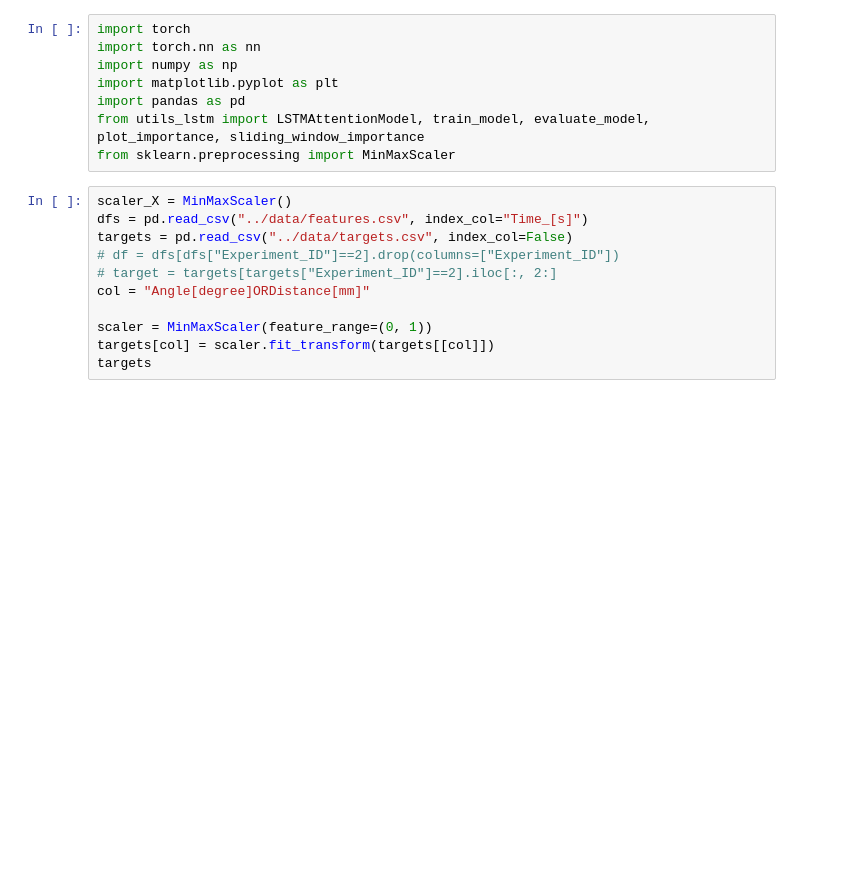
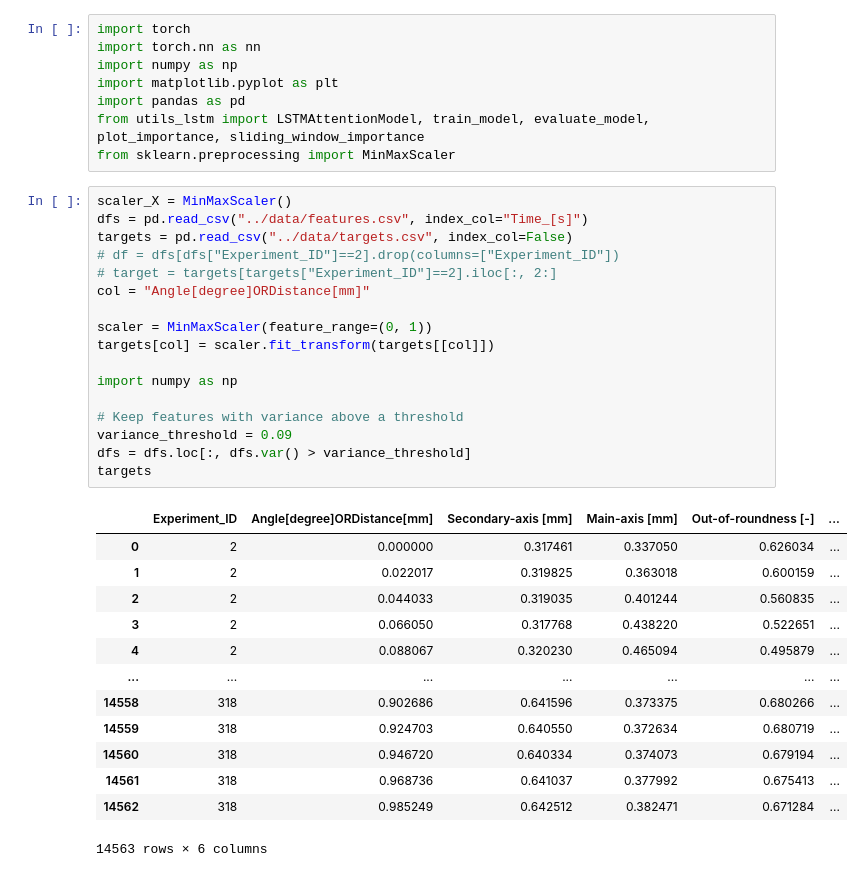
Before and after one commit to arman-niaruhi/temporal-windows-analysis-rotary-tube-bending, a Jupyter notebook: research/attention/notebook_lstm.ipynb, the cells around one changed output. Drawn from its saved outputs; the diff is of its cells as text; blank space fills up the shorter version.

```diff
--- a/research/attention/notebook_lstm.ipynb
+++ b/research/attention/notebook_lstm.ipynb
@@ -9,13 +9,33 @@ from sklearn.preprocessing import MinMaxScaler
 # %%
 scaler_X = MinMaxScaler()
 dfs = pd.read_csv("../data/features.csv", index_col="Time_[s]")
 targets = pd.read_csv("../data/targets.csv", index_col=False)
 # df = dfs[dfs["Experiment_ID"]==2].drop(columns=["Experiment_ID"])
 # target = targets[targets["Experiment_ID"]==2].iloc[:, 2:]
 col = "Angle[degree]ORDistance[mm]"
 
 scaler = MinMaxScaler(feature_range=(0, 1))
 targets[col] = scaler.fit_transform(targets[[col]])
+
+import numpy as np
+
+# Keep features with variance above a threshold
+variance_threshold = 0.09
+dfs = dfs.loc[:, dfs.var() > variance_threshold]
 targets
+# %% [output]
+|  | Experiment_ID | Angle[degree]ORDistance[mm] | Secondary-axis [mm] | Main-axis [mm] | Out-of-roundness [-] | ... |
+| 0 | 2 | 0.000000 | 0.317461 | 0.337050 | 0.626034 | ... |
+| 1 | 2 | 0.022017 | 0.319825 | 0.363018 | 0.600159 | ... |
+| 2 | 2 | 0.044033 | 0.319035 | 0.401244 | 0.560835 | ... |
+| 3 | 2 | 0.066050 | 0.317768 | 0.438220 | 0.522651 | ... |
+| 4 | 2 | 0.088067 | 0.320230 | 0.465094 | 0.495879 | ... |
+| ... | ... | ... | ... | ... | ... | ... |
+| 14558 | 318 | 0.902686 | 0.641596 | 0.373375 | 0.680266 | ... |
+| 14559 | 318 | 0.924703 | 0.640550 | 0.372634 | 0.680719 | ... |
+| 14560 | 318 | 0.946720 | 0.640334 | 0.374073 | 0.679194 | ... |
+| 14561 | 318 | 0.968736 | 0.641037 | 0.377992 | 0.675413 | ... |
+| 14562 | 318 | 0.985249 | 0.642512 | 0.382471 | 0.671284 | ... |
+14563 rows × 6 columns
 # %%
 angle = 45
```
Also changed, not shown: parts of 4 cells of this notebook, 2 other files.
